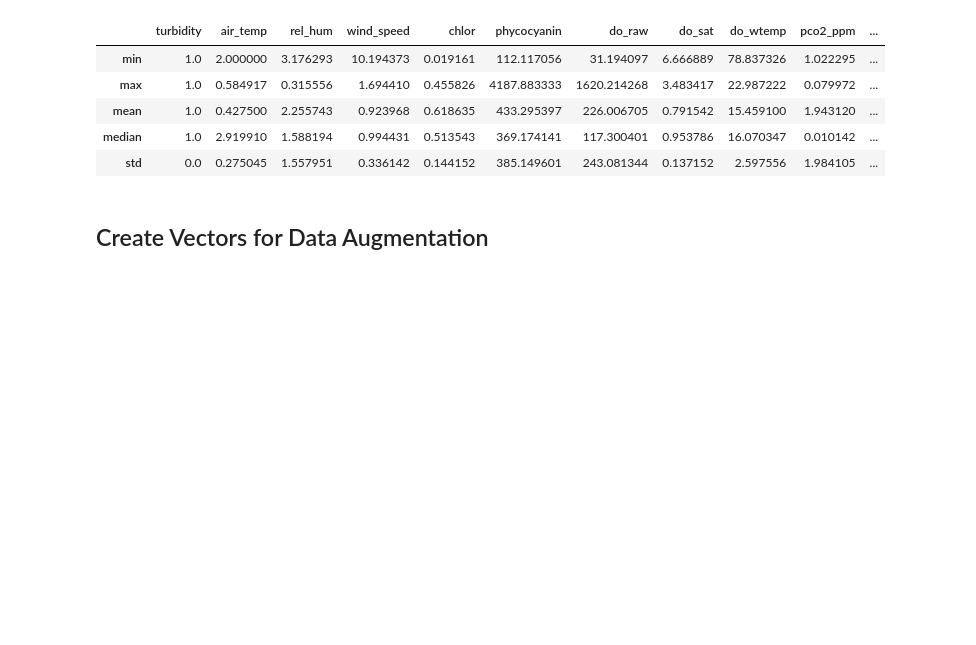
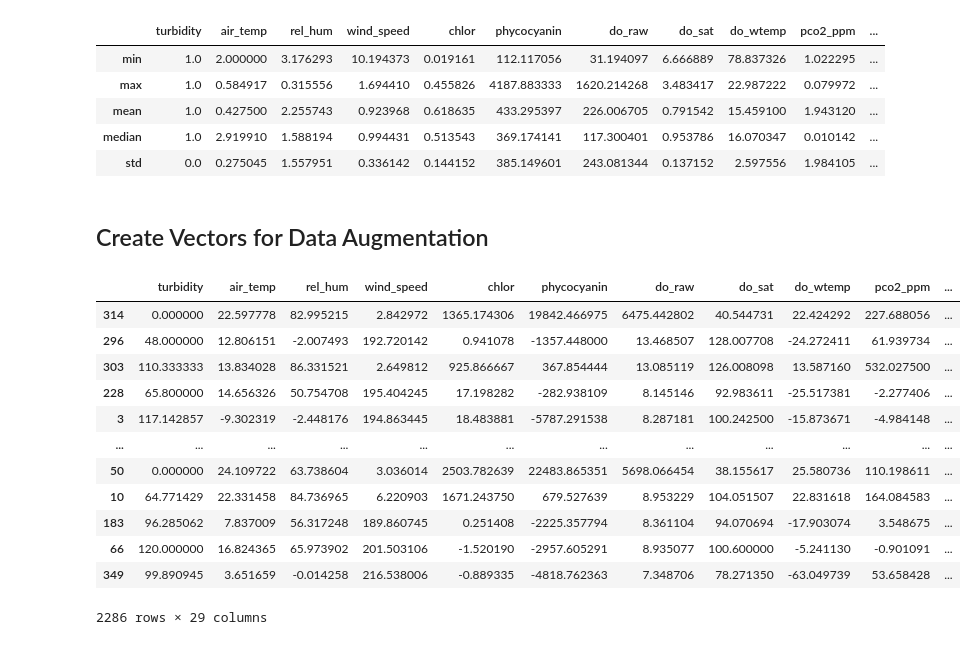
Before and after one commit to acnagle/CLA-Project, a Jupyter notebook: Code/final/augment.ipynb, the cells around one changed output. Drawn from its saved outputs; the diff is of its cells as text; code cells hidden in the pictures; blank space fills up the shorter version.

```diff
--- a/Code/final/augment.ipynb
+++ b/Code/final/augment.ipynb
@@ -206,7 +206,7 @@ for idx in train_set.index:
             aug[temp_max] = maxi
 
             train_set_aug = train_set_aug.append(aug)
-            train_labels_aug = train_labels_aug.append([1])
+            train_labels_aug = train_labels_aug.append(train_labels.iloc[idx])
 
     else:
         for i in range(num_aug):
@@ -235,11 +235,27 @@ for idx in train_set.index:
             aug[temp_max] = maxi
 
             train_set_aug = train_set_aug.append(aug)
-            train_labels_aug = train_labels_aug.append([0])
+            train_labels_aug = train_labels_aug.append(train_labels.iloc[idx])
 # %%
 # shuffle data
 
 rand_perm = list(np.random.permutation(len(train_set_aug)))
 
-train_set_aug_shuff = train_set_aug.iloc[rand_perm]
-train_labels_aug_shuff = train_labels_aug.iloc[rand_perm]
+X_train = train_set_aug.iloc[rand_perm]
+y_train = train_labels_aug.iloc[rand_perm]
+# %%
+X_train
+# %% [output]
+|  | turbidity | air_temp | rel_hum | wind_speed | chlor | phycocyanin | do_raw | do_sat | do_wtemp | pco2_ppm | ... |
+| 314 | 0.000000 | 22.597778 | 82.995215 | 2.842972 | 1365.174306 | 19842.466975 | 6475.442802 | 40.544731 | 22.424292 | 227.688056 | ... |
+| 296 | 48.000000 | 12.806151 | -2.007493 | 192.720142 | 0.941078 | -1357.448000 | 13.468507 | 128.007708 | -24.272411 | 61.939734 | ... |
+| 303 | 110.333333 | 13.834028 | 86.331521 | 2.649812 | 925.866667 | 367.854444 | 13.085119 | 126.008098 | 13.587160 | 532.027500 | ... |
+| 228 | 65.800000 | 14.656326 | 50.754708 | 195.404245 | 17.198282 | -282.938109 | 8.145146 | 92.983611 | -25.517381 | -2.277406 | ... |
+| 3 | 117.142857 | -9.302319 | -2.448176 | 194.863445 | 18.483881 | -5787.291538 | 8.287181 | 100.242500 | -15.873671 | -4.984148 | ... |
+| ... | ... | ... | ... | ... | ... | ... | ... | ... | ... | ... | ... |
+| 50 | 0.000000 | 24.109722 | 63.738604 | 3.036014 | 2503.782639 | 22483.865351 | 5698.066454 | 38.155617 | 25.580736 | 110.198611 | ... |
+| 10 | 64.771429 | 22.331458 | 84.736965 | 6.220903 | 1671.243750 | 679.527639 | 8.953229 | 104.051507 | 22.831618 | 164.084583 | ... |
+| 183 | 96.285062 | 7.837009 | 56.317248 | 189.860745 | 0.251408 | -2225.357794 | 8.361104 | 94.070694 | -17.903074 | 3.548675 | ... |
+| 66 | 120.000000 | 16.824365 | 65.973902 | 201.503106 | -1.520190 | -2957.605291 | 8.935077 | 100.600000 | -5.241130 | -0.901091 | ... |
+| 349 | 99.890945 | 3.651659 | -0.014258 | 216.538006 | -0.889335 | -4818.762363 | 7.348706 | 78.271350 | -63.049739 | 53.658428 | ... |
+2286 rows × 29 columns
```
Also changed, not shown: parts of 1 cell of this notebook, 2 other files.
